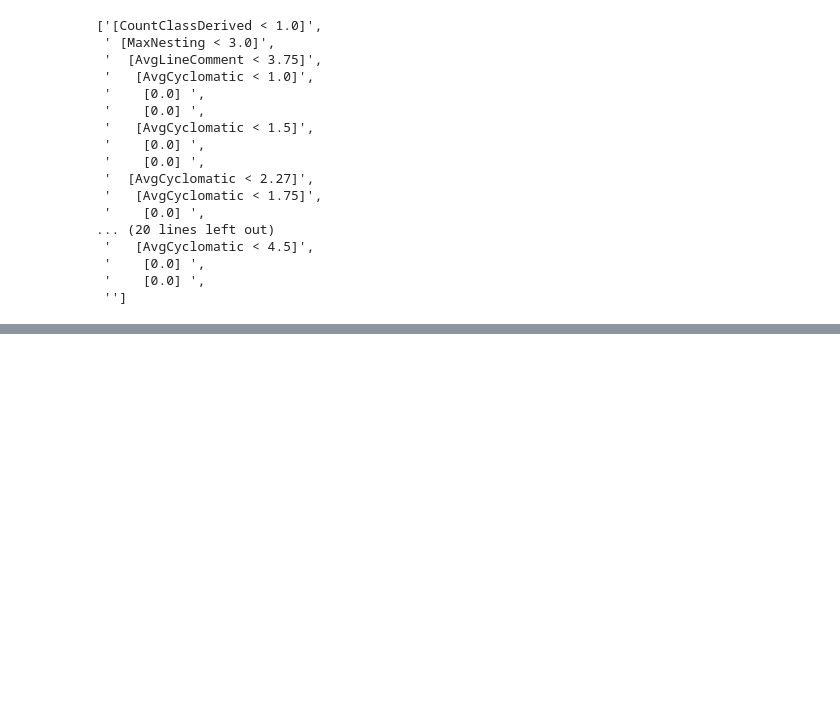
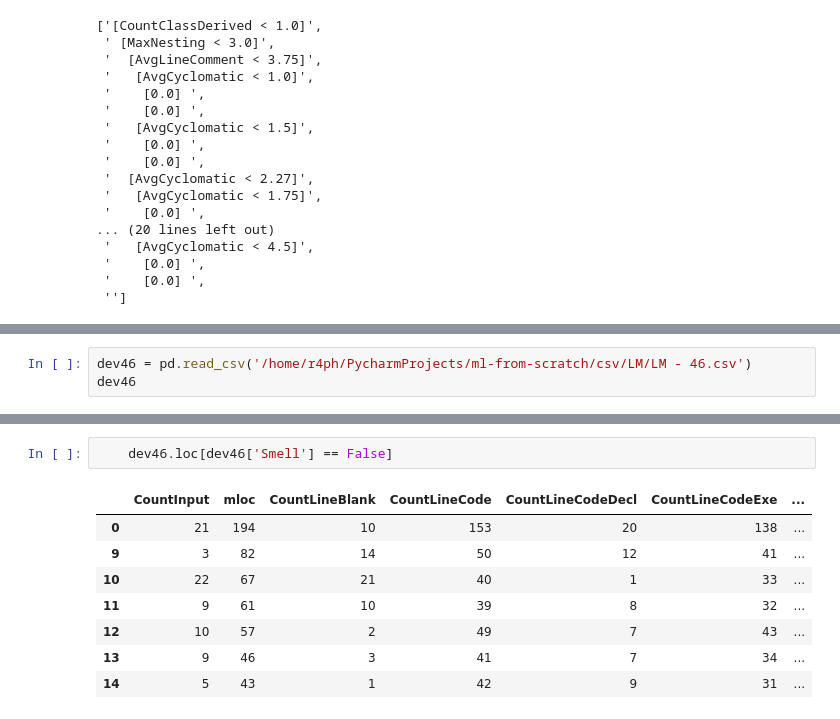
Before and after one commit to r4phael/ml-from-scratch, a Jupyter notebook: ml-decisionTree.ipynb, the cells around one changed output, grey strips where cells are left out. Drawn from its saved outputs; the diff is of its cells as text; blank space fills up the shorter version.

```diff
--- a/ml-decisionTree.ipynb
+++ b/ml-decisionTree.ipynb
@@ -296,0 +299,3 @@ tree.split("\n")
+# %%
+dev46 = pd.read_csv('/home/r4ph/PycharmProjects/ml-from-scratch/csv/LM/LM - 46.csv')
+dev46
@@ -296,0 +319,11 @@ tree.split("\n")
+# %%
+    dev46.loc[dev46['Smell'] == False]
+# %% [output]
+|  | CountInput | mloc | CountLineBlank | CountLineCode | CountLineCodeDecl | CountLineCodeExe | ... |
+| 0 | 21 | 194 | 10 | 153 | 20 | 138 | ... |
+| 9 | 3 | 82 | 14 | 50 | 12 | 41 | ... |
+| 10 | 22 | 67 | 21 | 40 | 1 | 33 | ... |
+| 11 | 9 | 61 | 10 | 39 | 8 | 32 | ... |
+| 12 | 10 | 57 | 2 | 49 | 7 | 43 | ... |
+| 13 | 9 | 46 | 3 | 41 | 7 | 34 | ... |
+| 14 | 5 | 43 | 1 | 42 | 9 | 31 | ... |
```
Also changed, not shown: parts of 2 cells of this notebook, 1 other file.
